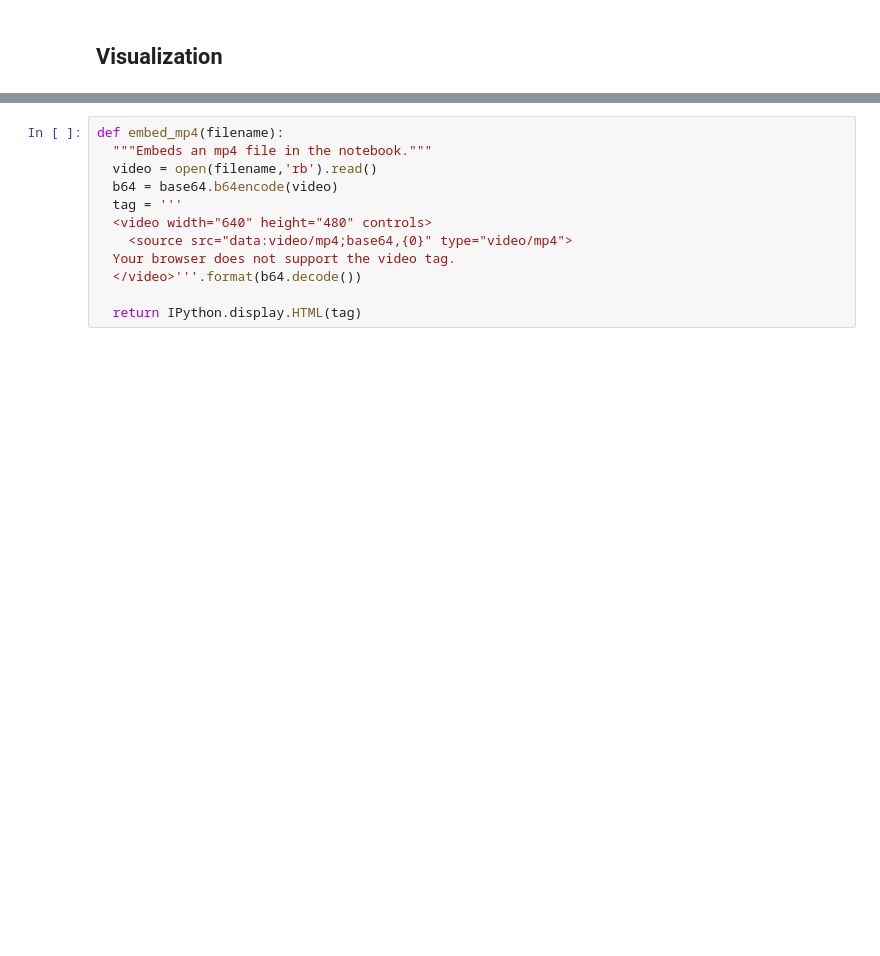
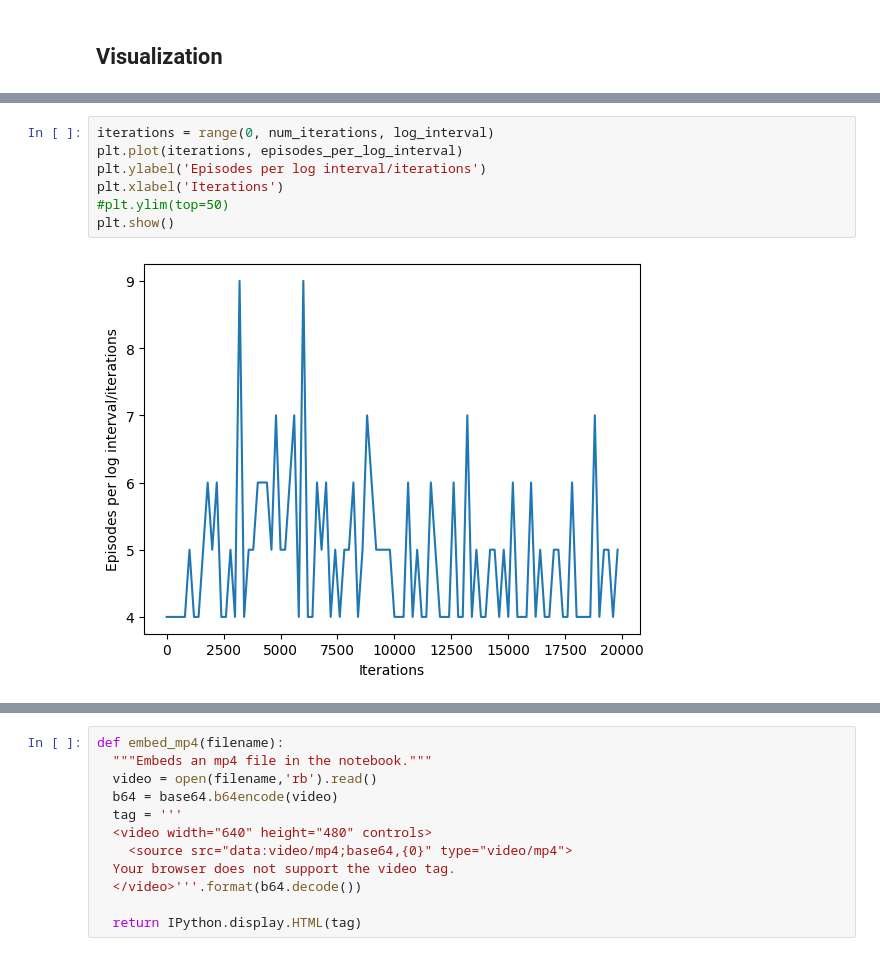
Before and after one commit to AndreNasci/tf-maze-drone, a Jupyter notebook: droneMaze-tfagents.ipynb, the cells around one changed output, grey strips where cells are left out. Cells and saved outputs as stored; diff of their text form; blank space fills up the shorter version.

```diff
--- a/droneMaze-tfagents.ipynb
+++ b/droneMaze-tfagents.ipynb
@@ -375,0 +424,9 @@ Text(0.5, 0, 'Iterations')
+# %%
+iterations = range(0, num_iterations, log_interval)
+plt.plot(iterations, episodes_per_log_interval)
+plt.ylabel('Episodes per log interval/iterations')
+plt.xlabel('Iterations')
+#plt.ylim(top=50)
+plt.show()
+# %% [output]
+[figure, added]
```
Also changed, not shown: parts of 23 cells of this notebook, 15 other files.
